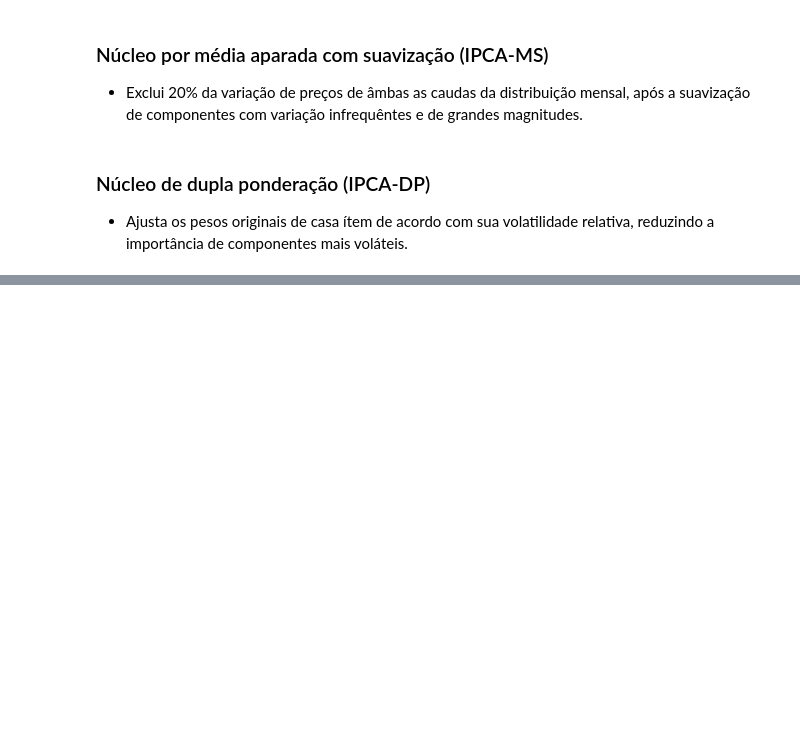
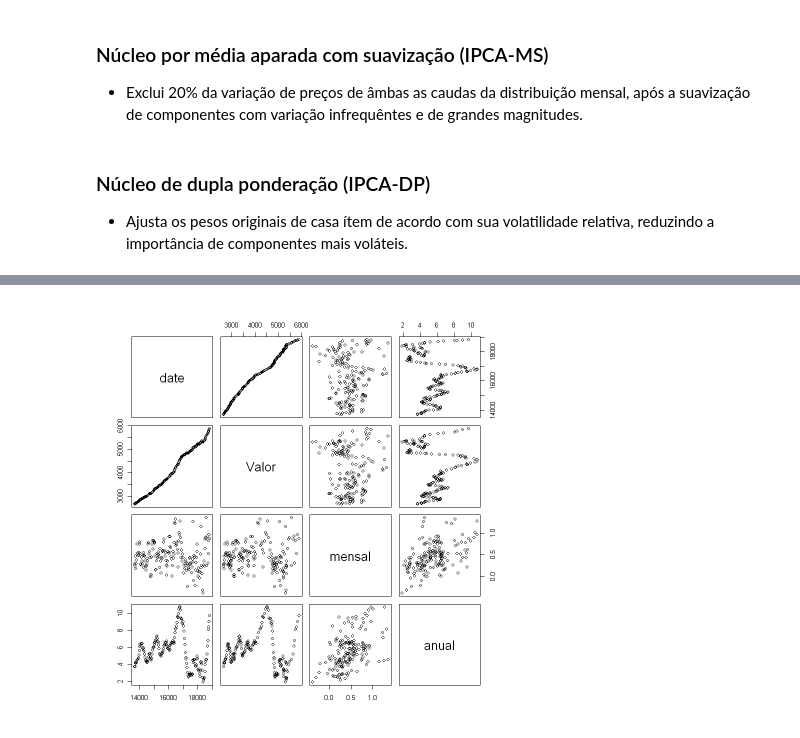
Before and after one commit to emariot/analise_dados, a Jupyter notebook: nucleos_inflacao.ipynb, the cells around one changed output, grey strips where cells are left out. Saved outputs shown, nothing was run; the diff lists cells and outputs as text; code cells hidden in the pictures; blank space fills up the shorter version.

```diff
--- a/nucleos_inflacao.ipynb
+++ b/nucleos_inflacao.ipynb
@@ -105,0 +53,8 @@ ERROR: Error in loadNamespace(name): there is no package called 'nucleos'
+# %%
+ipca_indice =
+    '/t/1737/n1/all/v/2266/p/all/d/v2266%2013' %>%
+    get_sidra(api=.) %>%
+    mutate(date = ymd(paste0(`Mês (Código)`, '01'))) %>%
+    select(date, Valor) %>%
+    mutate(mensal = round((Valor/lag(Valor, 1)-1)*100,2),
+           anual = round((Valor/lag(Valor, 12)-1)*100,2))
@@ -105,0 +65,3 @@ ERROR: Error in loadNamespace(name): there is no package called 'nucleos'
+# %%
+ipca_janela = ipca_indice %>%
+    filter(date >= as.Date('2007-06-01'))
@@ -105,0 +90,4 @@ ERROR: Error in loadNamespace(name): there is no package called 'nucleos'
+# %%
+plot(ipca_janela)
+# %% [output]
+[figure, added]
```
Also changed, not shown: parts of 14 cells of this notebook.
